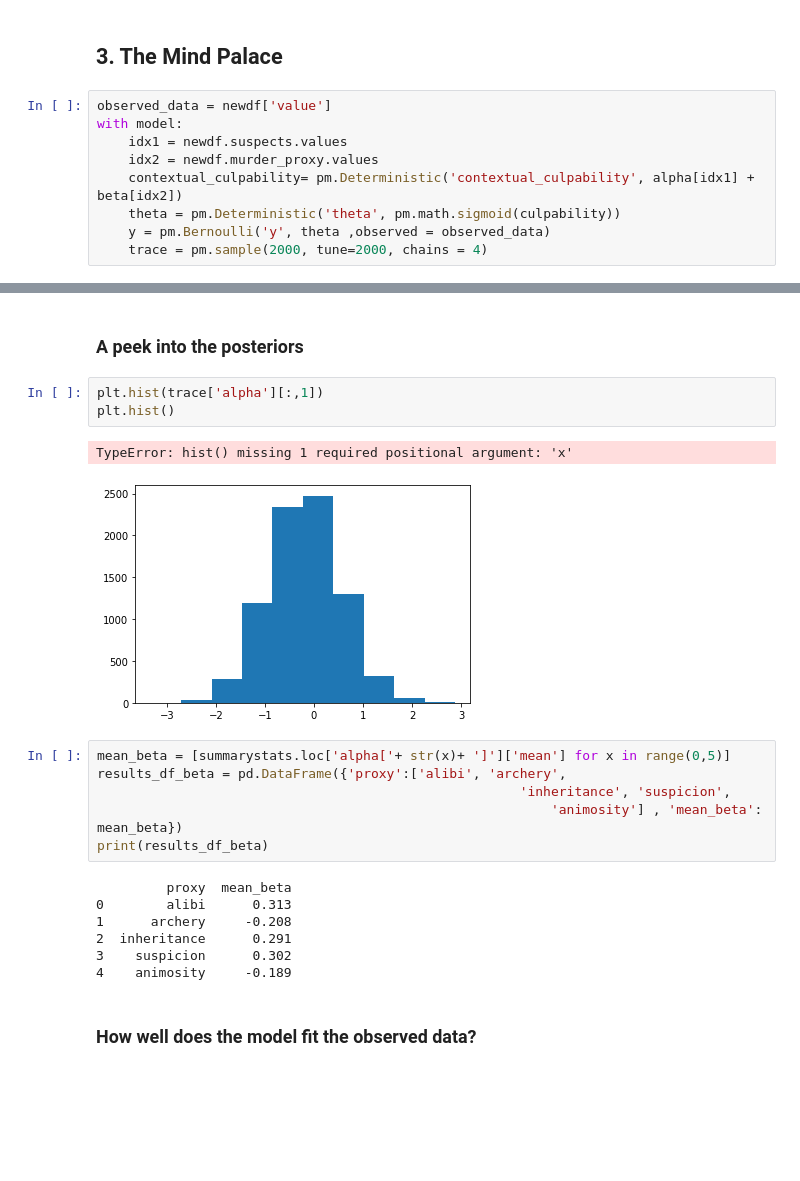
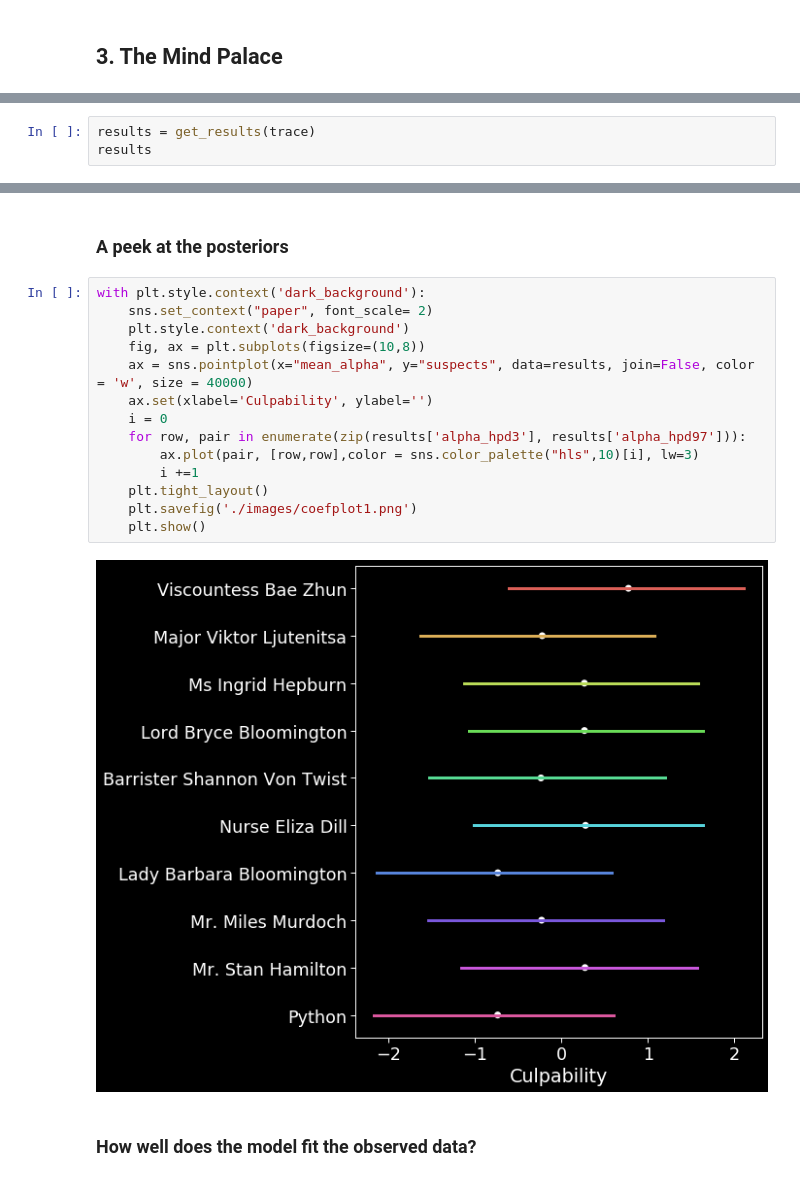
Before and after one commit to nityamd/MonteCarloMurderMystery-PyGothamTV2020, a Jupyter notebook: Monte Carlo Murder Mystery - Holmes Narrates.ipynb, the cells around one changed output, grey strips where cells are left out. Saved outputs shown, nothing was run; the diff lists cells and outputs as text; blank space fills up the shorter version.

```diff
--- a/Monte Carlo Murder Mystery - Holmes Narrates.ipynb
+++ b/Monte Carlo Murder Mystery - Holmes Narrates.ipynb
@@ -116,11 +136,2 @@ newdf.head(10)
 # %% [markdown]
 ## 3. The Mind Palace
-# %%
-observed_data = newdf['value']
-with model:
-    idx1 = newdf.suspects.values
-    idx2 = newdf.murder_proxy.values
-    contextual_culpability= pm.Deterministic('contextual_culpability', alpha[idx1] + beta[idx2])
-    theta = pm.Deterministic('theta', pm.math.sigmoid(culpability))
-    y = pm.Bernoulli('y', theta ,observed = observed_data)
-    trace = pm.sample(2000, tune=2000, chains = 4)
@@ -135,0 +153,3 @@ np.shape(trace['alpha']), np.shape(trace['beta']), np.shape(trace['contextual_cu
+# %%
+results = get_results(trace)
+results
@@ -136,24 +168,21 @@ np.shape(trace['alpha']), np.shape(trace['beta']), np.shape(trace['contextual_cu
 # %% [markdown]
-### A peek into the posteriors
+### A peek at the posteriors
-# %%
-plt.hist(trace['alpha'][:,1])
-plt.hist()
-# %% [output]
-TypeError: hist() missing 1 required positional argument: 'x'
-[figure, removed]
-# %%
-mean_beta = [summarystats.loc['alpha['+ str(x)+ ']']['mean'] for x in range(0,5)]
-results_df_beta = pd.DataFrame({'proxy':['alibi', 'archery',
-                                                      'inheritance', 'suspicion',
-                                                          'animosity'] , 'mean_beta': mean_beta})
-print(results_df_beta)
-# %% [output]
-         proxy  mean_beta
-0        alibi      0.313
-1      archery     -0.208
-2  inheritance      0.291
-3    suspicion      0.302
-4    animosity     -0.189
+# %%
+with plt.style.context('dark_background'):
+    sns.set_context("paper", font_scale= 2)
+    plt.style.context('dark_background')
+    fig, ax = plt.subplots(figsize=(10,8))
+    ax = sns.pointplot(x="mean_alpha", y="suspects", data=results, join=False, color = 'w', size = 40000)
+    ax.set(xlabel='Culpability', ylabel='')
+    i = 0
+    for row, pair in enumerate(zip(results['alpha_hpd3'], results['alpha_hpd97'])):
+        ax.plot(pair, [row,row],color = sns.color_palette("hls",10)[i], lw=3)
+        i +=1
+    plt.tight_layout()
+    plt.savefig('./images/coefplot1.png')
+    plt.show()
+# %% [output]
+[figure, added]
 # %% [markdown]
 ### How well does the model fit the observed data?
 # %% [markdown]
```
Also changed, not shown: parts of 32 cells of this notebook, 7 other files.
